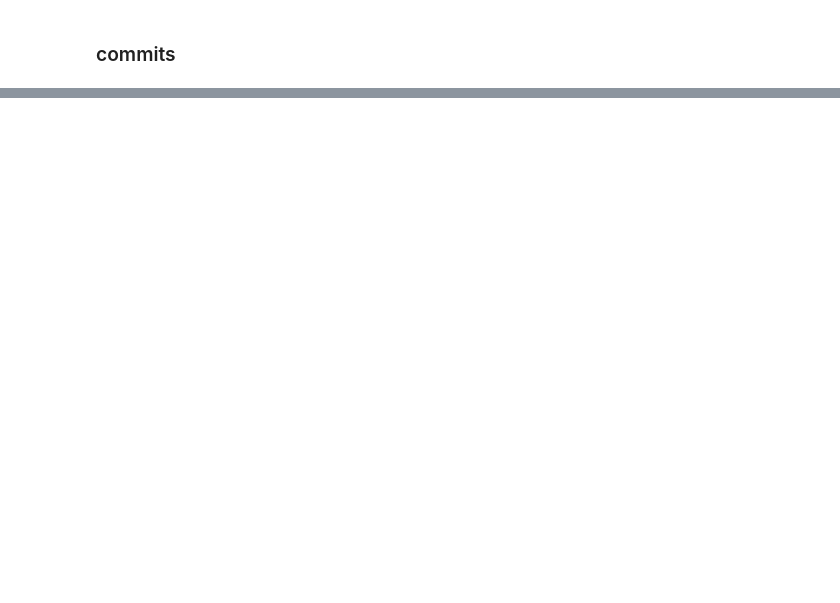
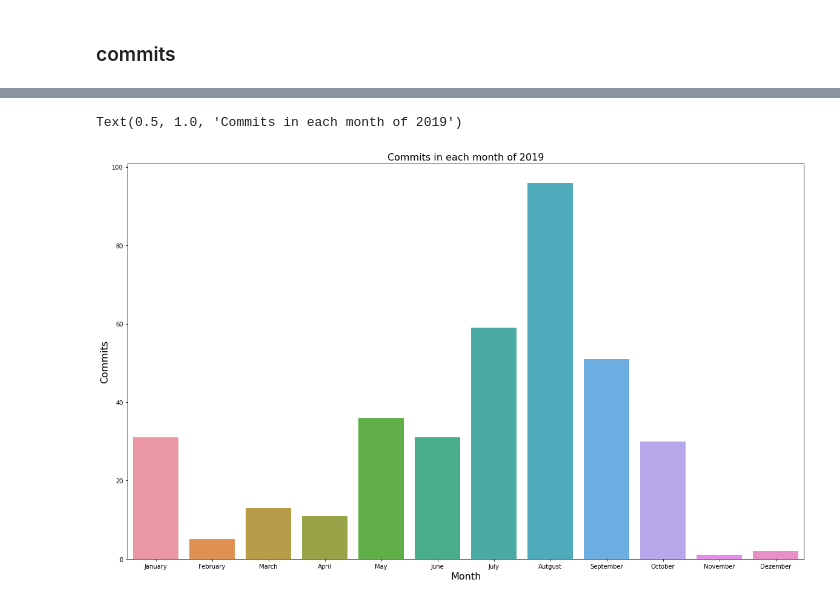
Before and after one commit to gsdenys/git-stat, a Jupyter notebook: git-data.ipynb, the cells around one changed output, grey strips where cells are left out. Saved outputs shown, nothing was run; the diff lists cells and outputs as text; code cells hidden in the pictures; blank space fills up the shorter version.

```diff
--- a/git-data.ipynb
+++ b/git-data.ipynb
@@ -115,0 +272,18 @@ commits_df = pd.DataFrame(commits_information, columns = ['Repo Id', 'Commit Id'
+# %%
+commits['Month'] = commits['Date'].apply(lambda x: x.split('-')[1])
+monthly_stats = commits[commits['Year'] == '2018'].groupby('Month').count()['Commit Id']
+# %%
+month_mapper = { '01': 'January', '02': 'February', '03': 'March', '04': 'April', '05': 'May', '06': 'June', '07': 'July', '08': 'Autgust', '09': 'September','10': 'October', '11':'November', '12': 'Dezember'}
+labels = []
+for value in monthly_stats.index:
+    labels.append(month_mapper[value])
+
+plt.figure(figsize = (20, 12))
+plot = sns.barplot(monthly_stats.index, monthly_stats.values)
+plt.xlabel("Month", fontsize = 16)
+plot.set_xticklabels(labels)
+plt.ylabel("Commits", fontsize = 16)
+plt.title("Commits in each month of 2019", fontsize = 16)
+# %% [output]
+Text(0.5, 1.0, 'Commits in each month of 2019')
+[figure, added]
```
Also changed, not shown: parts of 23 cells of this notebook, 4 other files.
